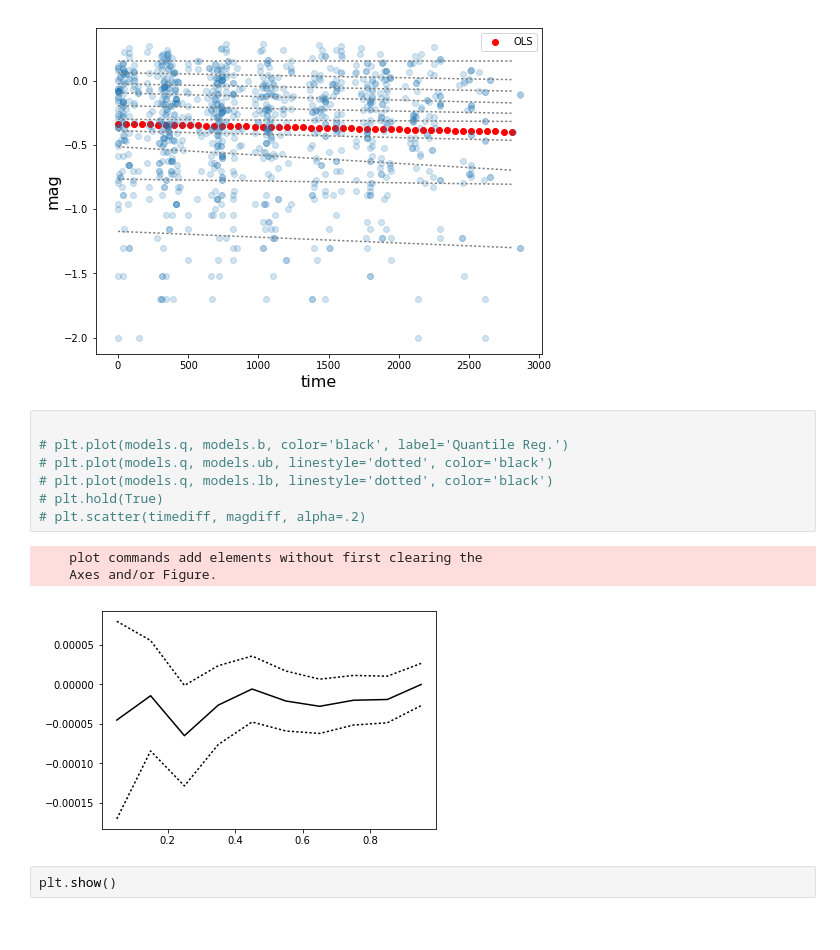
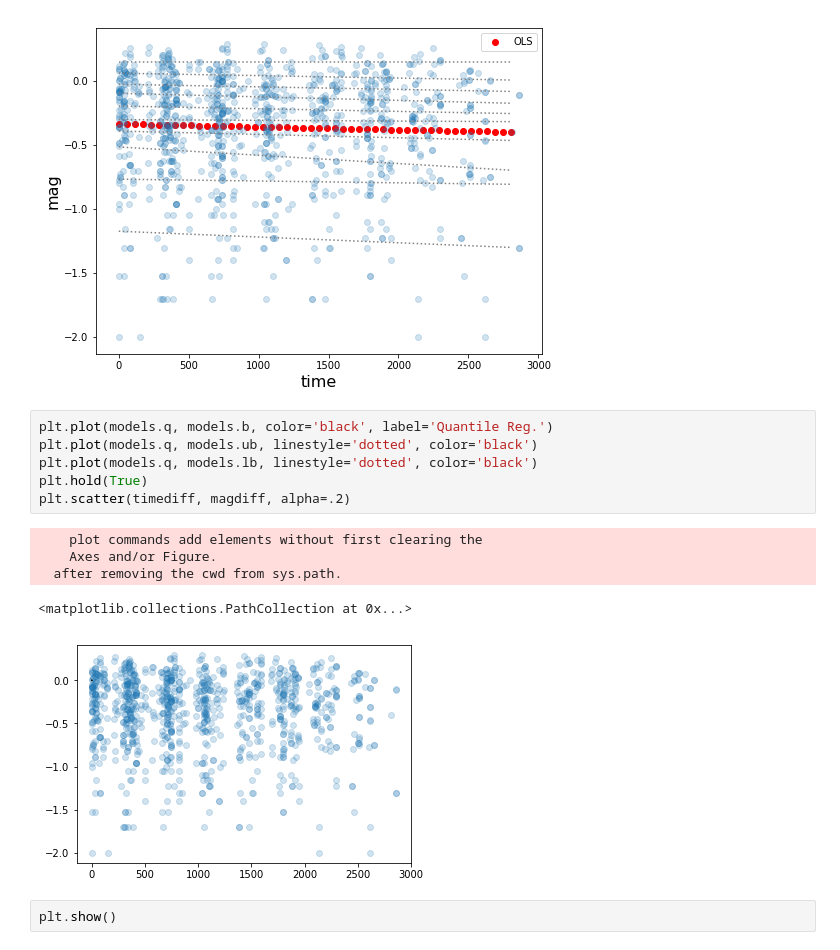
Before and after one commit to Adrian-Markelov/Blazar-CV-Classification, a Jupyter notebook: quantile.py.ipynb, the cells around one changed output. Cells and saved outputs as stored; diff of their text form.

```diff
--- a/quantile.py.ipynb
+++ b/quantile.py.ipynb
@@ -94,15 +103,16 @@ ax.set_ylabel('mag', fontsize=16);
 # %% [output]
 [figure]
 # %%
-
-# plt.plot(models.q, models.b, color='black', label='Quantile Reg.')
-# plt.plot(models.q, models.ub, linestyle='dotted', color='black')
-# plt.plot(models.q, models.lb, linestyle='dotted', color='black')
-# plt.hold(True)
-# plt.scatter(timediff, magdiff, alpha=.2)
+plt.plot(models.q, models.b, color='black', label='Quantile Reg.')
+plt.plot(models.q, models.ub, linestyle='dotted', color='black')
+plt.plot(models.q, models.lb, linestyle='dotted', color='black')
+plt.hold(True)
+plt.scatter(timediff, magdiff, alpha=.2)
 # %% [output]
     plot commands add elements without first clearing the
     Axes and/or Figure.
+  after removing the cwd from sys.path.
+<matplotlib.collections.PathCollection at 0x...>
-[figure, old version]
+[figure, new version]
 # %%
 plt.show()
```
Also changed, not shown: parts of 5 cells of this notebook.
